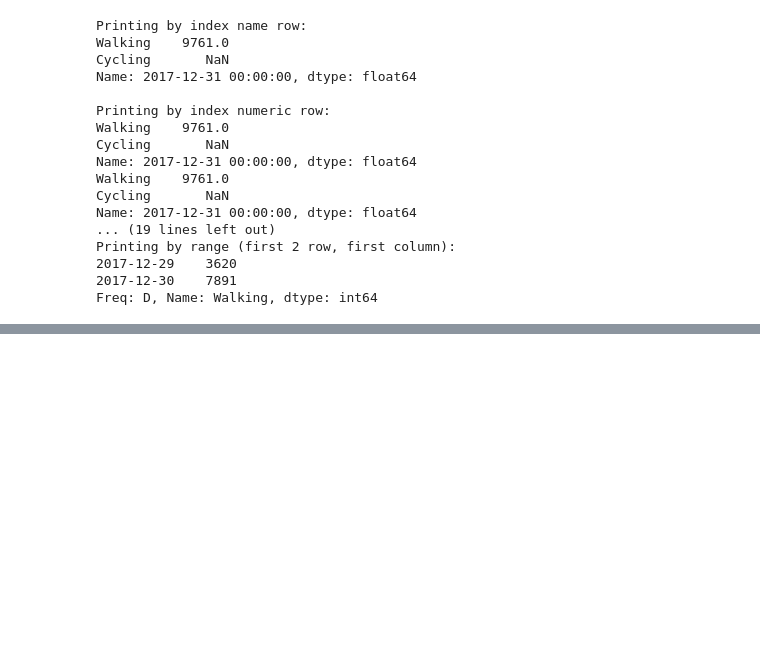
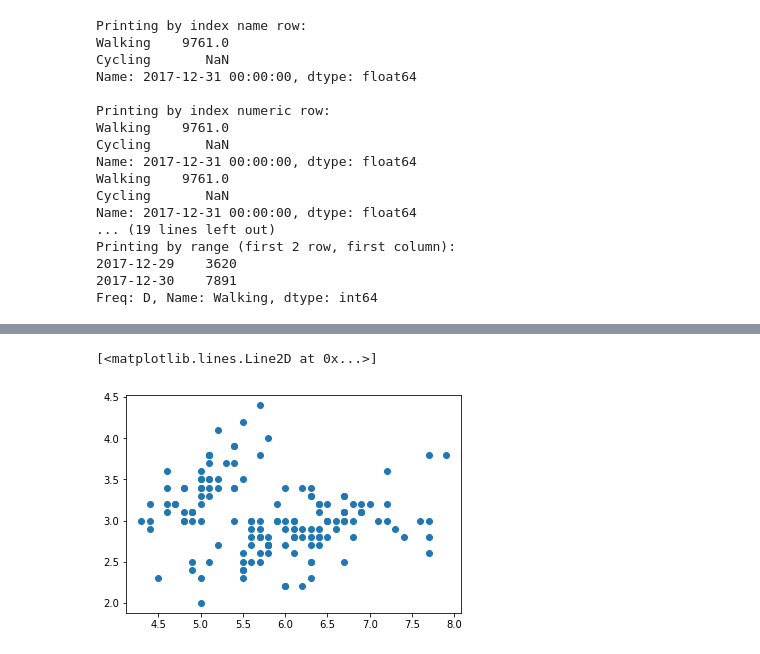
Before and after one commit to evertonaleixo/IntelAAcademy_MACHINE_LEARNING101, a Jupyter notebook: week-01/trainning.ipynb, the cells around one changed output, grey strips where cells are left out. Cells and saved outputs as stored; diff of their text form; code cells hidden in the pictures; blank space fills up the shorter version.

```diff
--- a/week-01/trainning.ipynb
+++ b/week-01/trainning.ipynb
@@ -166,0 +173,5 @@ Freq: D, Name: Walking, dtype: int64
+# %%
+filepath = 'data/Iris_Data.csv'
+data = pd.read_csv(filepath)
+
+print(data.iloc[:5])
@@ -166,0 +187,5 @@ Freq: D, Name: Walking, dtype: int64
+# %%
+data['sepal_area'] = data.sepal_length * data.sepal_width
+data['abbrev'] =  data.species.apply( lambda x:  x.replace('Iris-','') )
+
+print(data.iloc[:5, 4:])
@@ -166,0 +256,7 @@ Freq: D, Name: Walking, dtype: int64
+# %%
+%matplotlib inline
+
+plt.plot(data.sepal_length, data.sepal_width, ls ='', marker='o')
+# %% [output]
+[<matplotlib.lines.Line2D at 0x...>]
+[figure, added]
```
Also changed, not shown: parts of 18 cells of this notebook, 1 other file.
